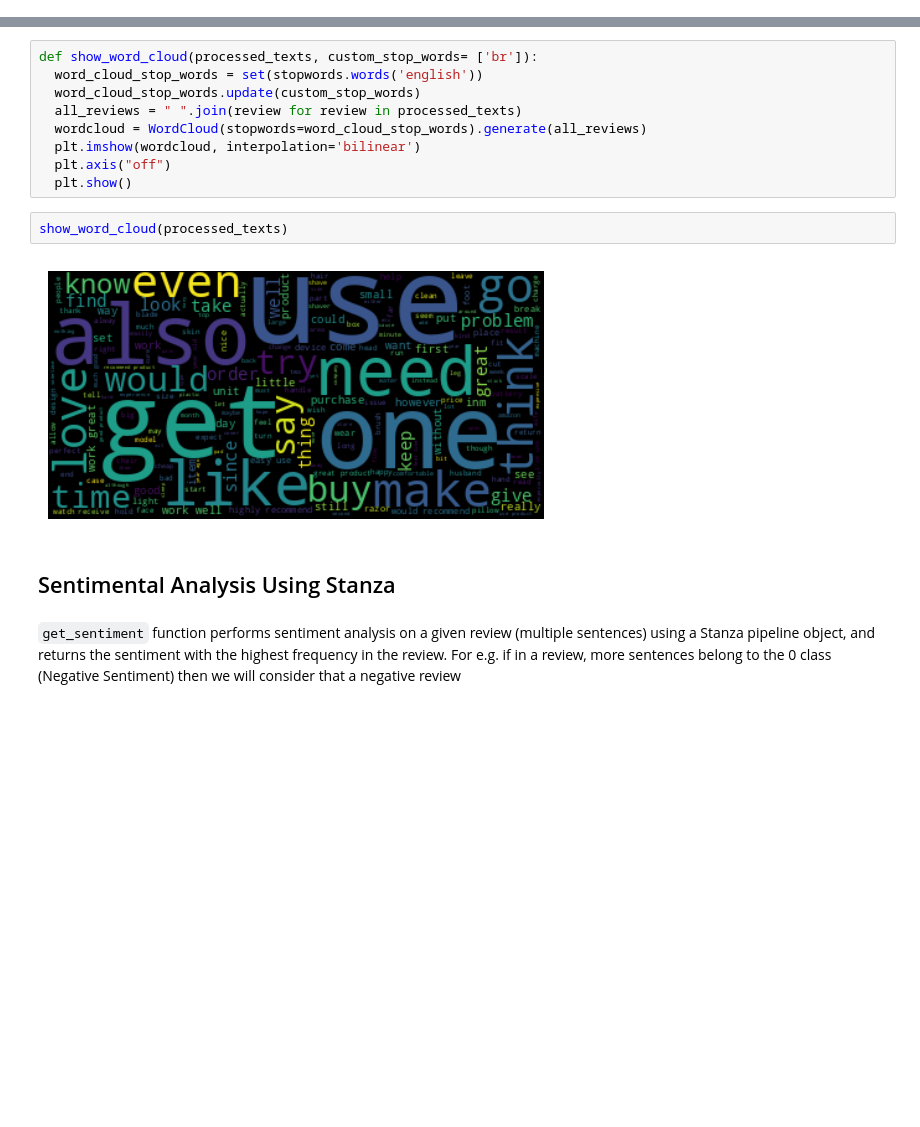
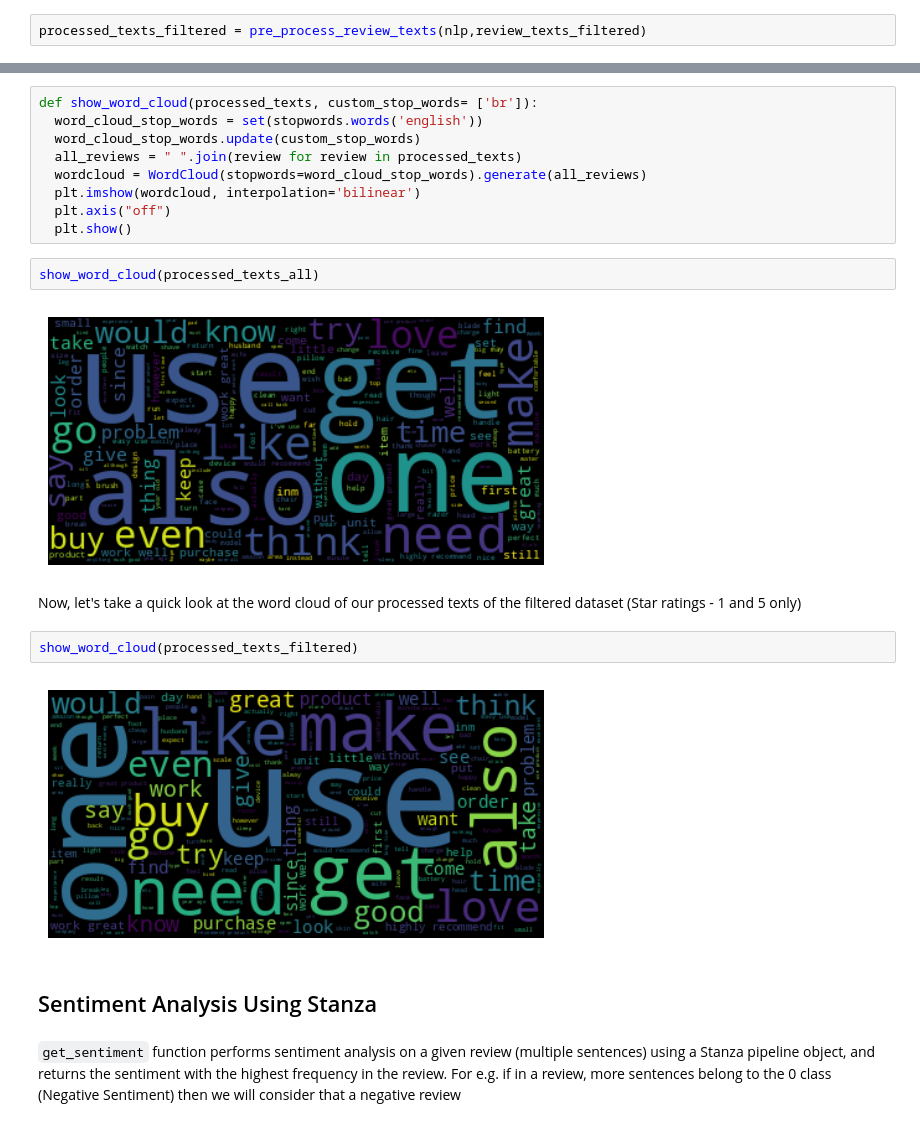
Before and after one commit to pal0064/tutorials, a Jupyter notebook: stanza/Stanza.ipynb, the cells around one changed output, grey strips where cells are left out. Saved outputs shown, nothing was run; the diff lists cells and outputs as text; blank space fills up the shorter version.

```diff
--- a/stanza/Stanza.ipynb
+++ b/stanza/Stanza.ipynb
@@ -149 +165,3 @@ processed_texts = pre_process_review_texts(nlp,dataset['train']['review_body'][0
+# %%
+processed_texts_filtered = pre_process_review_texts(nlp,review_texts_filtered)
 # %% [markdown]
@@ -158,11 +176,17 @@ def show_word_cloud(processed_texts, custom_stop_words= ['br']):
   plt.axis("off")
   plt.show()
 # %%
-show_word_cloud(processed_texts)
+show_word_cloud(processed_texts_all)
 # %% [output]
-[figure, old version]
+[figure, new version]
+# %% [markdown]
+Now, let's take a quick look at the word cloud of our processed texts of the filtered dataset (Star ratings - 1 and 5 only)
+# %%
+show_word_cloud(processed_texts_filtered)
+# %% [output]
+[figure, added]
 # %% [markdown]
-## Sentimental Analysis Using Stanza
+## Sentiment Analysis Using Stanza
 # %% [markdown]
 `get_sentiment` function performs sentiment analysis on a given review (multiple sentences) using a Stanza pipeline object, and returns the sentiment with the highest frequency in the review. For e.g. if in a review, more sentences belong to the 0 class (Negative Sentiment) then we will consider that a negative  review
 # %%
```
Also changed, not shown: parts of 45 cells of this notebook, 10 other files.
